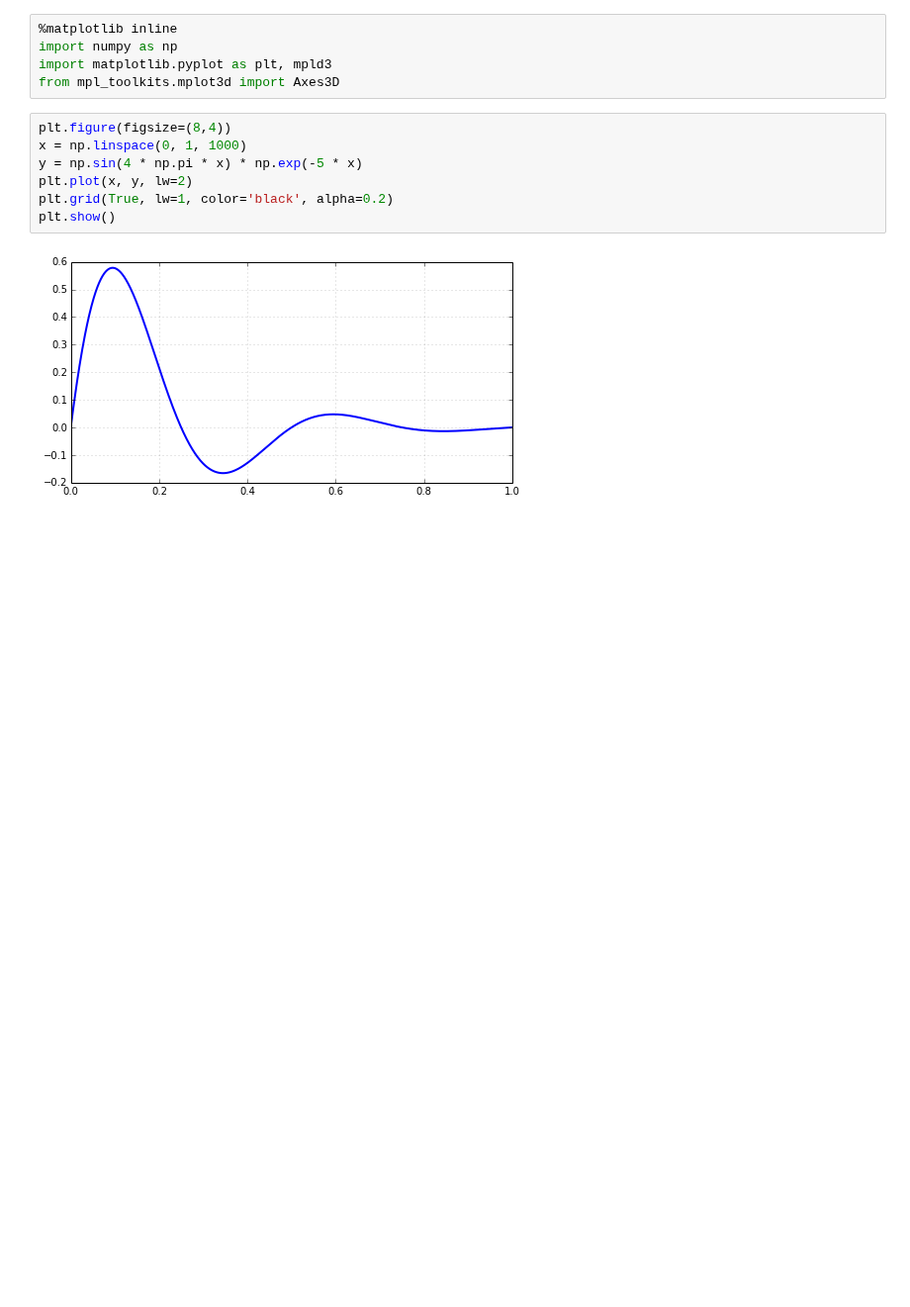
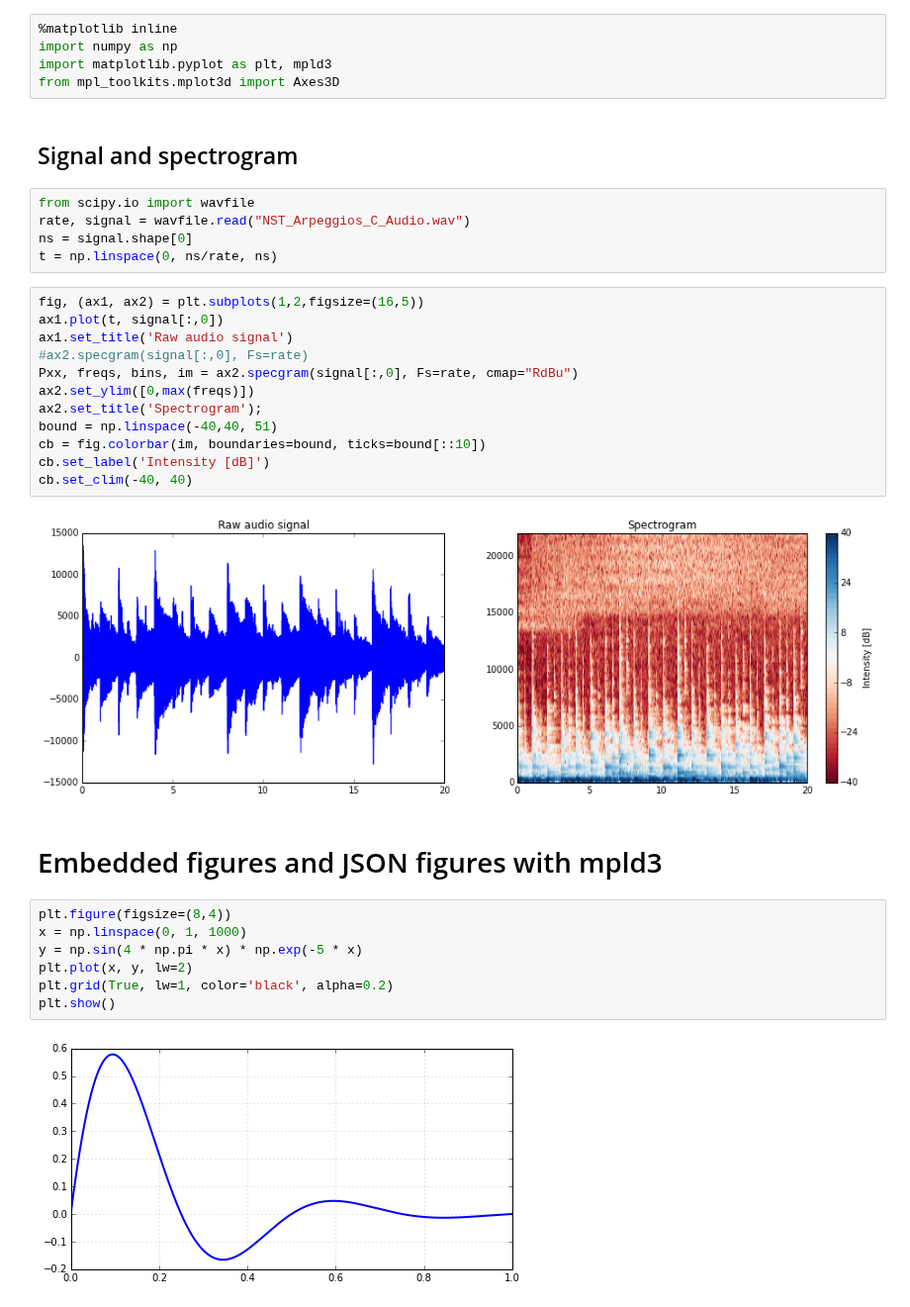
Before and after one commit to nicoguaro/notebooks_examples, a Jupyter notebook: plot_ex.ipynb, the cells around one changed output. Shown at 99% size. Cells and saved outputs as stored; diff of their text form; blank space fills up the shorter version.

Commit message:
Add spectrogram plot

```diff
--- a/plot_ex.ipynb
+++ b/plot_ex.ipynb
@@ -3,6 +3,29 @@
 import numpy as np
 import matplotlib.pyplot as plt, mpld3
 from mpl_toolkits.mplot3d import Axes3D
+# %% [markdown]
+## Signal and spectrogram
+# %%
+from scipy.io import wavfile
+rate, signal = wavfile.read("NST_Arpeggios_C_Audio.wav")
+ns = signal.shape[0]
+t = np.linspace(0, ns/rate, ns)
+# %%
+fig, (ax1, ax2) = plt.subplots(1,2,figsize=(16,5))
+ax1.plot(t, signal[:,0])
+ax1.set_title('Raw audio signal')
+#ax2.specgram(signal[:,0], Fs=rate)
+Pxx, freqs, bins, im = ax2.specgram(signal[:,0], Fs=rate, cmap="RdBu")
+ax2.set_ylim([0,max(freqs)])
+ax2.set_title('Spectrogram');
+bound = np.linspace(-40,40, 51)
+cb = fig.colorbar(im, boundaries=bound, ticks=bound[::10])
+cb.set_label('Intensity [dB]')
+cb.set_clim(-40, 40)
+# %% [output]
+[figure, added]
+# %% [markdown]
+# Embedded figures and JSON figures with mpld3
 # %%
 plt.figure(figsize=(8,4))
 x = np.linspace(0, 1, 1000)
```
Also changed, not shown: parts of 3 cells of this notebook.
